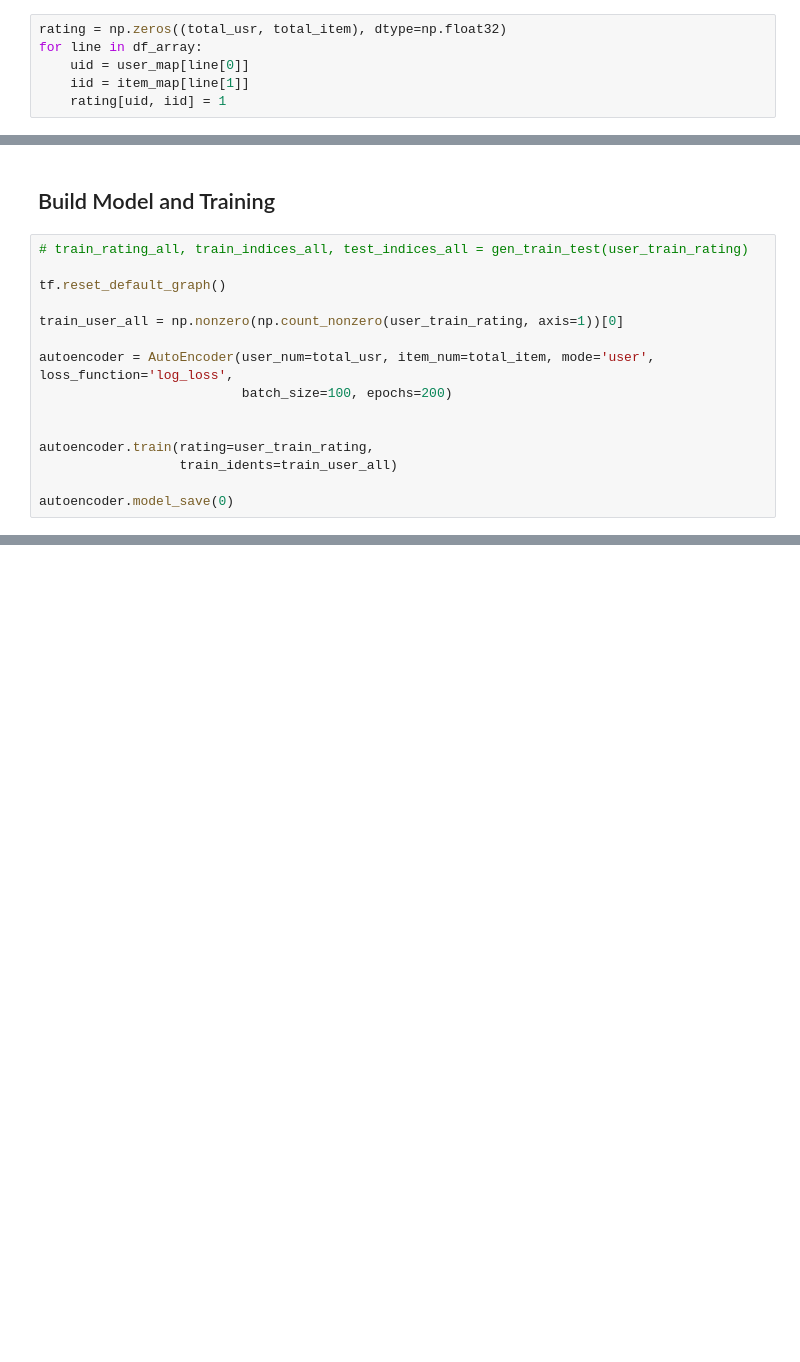
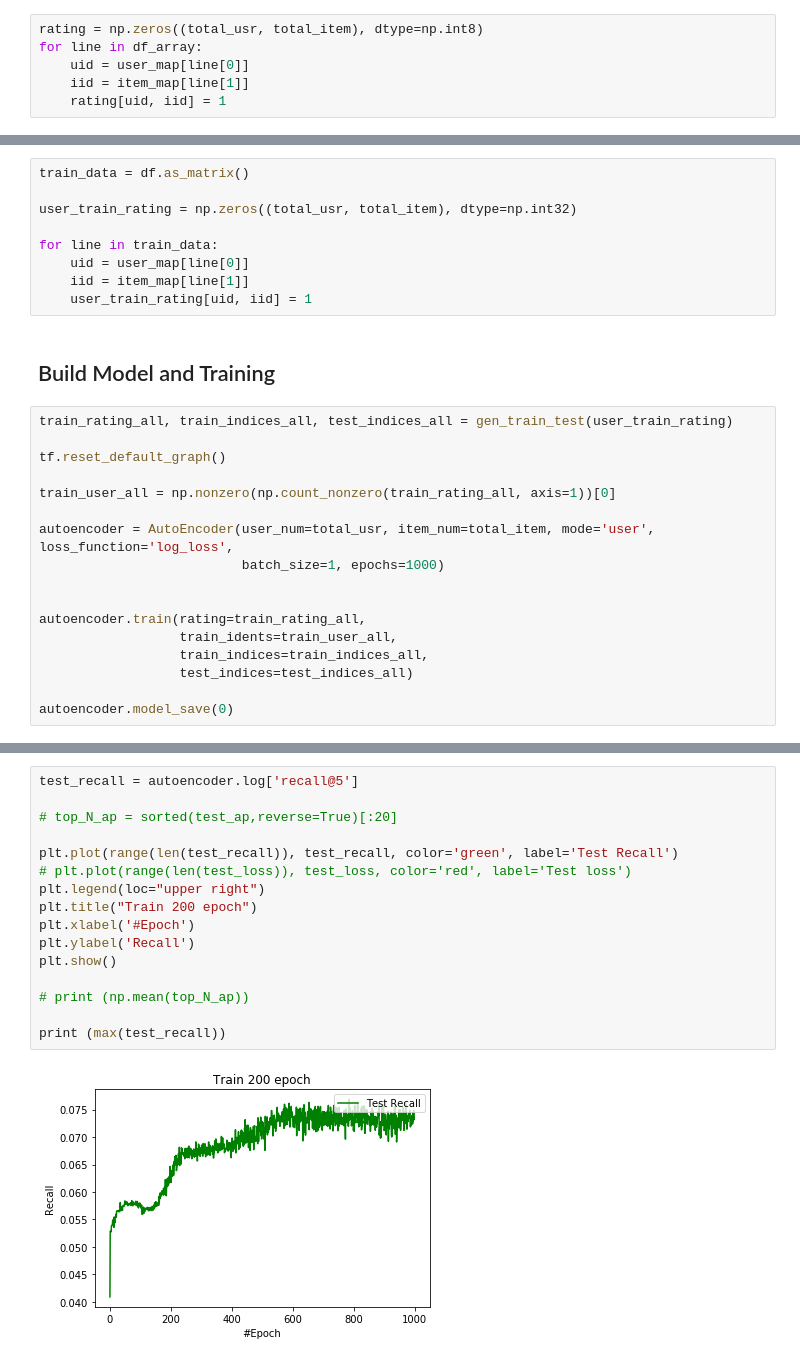
Before and after one commit to yutailin1993/Recommender-Exp, a Jupyter notebook: CDAE/CDAE_main.ipynb, the cells around one changed output, grey strips where cells are left out. Saved outputs shown, nothing was run; the diff lists cells and outputs as text; blank space fills up the shorter version.

Commit message:
Code modify and fix bug
Code modify in "CDAE.py" and "CDAE_main.ipynb"
Fix bug in "utils.py" function "get_topN()".
Fix bug in "utils.py" function "recall_at_N()" and "ap_at_N()" for
batch method.

```diff
--- a/CDAE/CDAE_main.ipynb
+++ b/CDAE/CDAE_main.ipynb
@@ -117,7 +103,7 @@ label_list = list(kmeans.labels_)
 for idx, i in enumerate(label_list):
     label_index[i].append(idx)
 # %%
-rating = np.zeros((total_usr, total_item), dtype=np.float32)
+rating = np.zeros((total_usr, total_item), dtype=np.int8)
 for line in df_array:
     uid = user_map[line[0]]
     iid = item_map[line[1]]
@@ -189,17 +247,28 @@ for line in train_data:
+# %%
+train_data = df.as_matrix()
+
+user_train_rating = np.zeros((total_usr, total_item), dtype=np.int32)
+
+for line in train_data:
+    uid = user_map[line[0]]
+    iid = item_map[line[1]]
+    user_train_rating[uid, iid] = 1
 # %% [markdown]
 ## Build Model and Training
 # %%
-# train_rating_all, train_indices_all, test_indices_all = gen_train_test(user_train_rating)
+train_rating_all, train_indices_all, test_indices_all = gen_train_test(user_train_rating)
 
 tf.reset_default_graph()
 
-train_user_all = np.nonzero(np.count_nonzero(user_train_rating, axis=1))[0]
+train_user_all = np.nonzero(np.count_nonzero(train_rating_all, axis=1))[0]
 
 autoencoder = AutoEncoder(user_num=total_usr, item_num=total_item, mode='user', loss_function='log_loss',
-                          batch_size=100, epochs=200)
+                          batch_size=1, epochs=1000)
 
 
-autoencoder.train(rating=user_train_rating,
-                  train_idents=train_user_all)
+autoencoder.train(rating=train_rating_all,
+                  train_idents=train_user_all,
+                  train_indices=train_indices_all,
+                  test_indices=test_indices_all)
 
 autoencoder.model_save(0)
@@ -232,0 +305,18 @@ print (max(test_ap))
+# %%
+test_recall = autoencoder.log['recall@5']
+
+# top_N_ap = sorted(test_ap,reverse=True)[:20]
+
+plt.plot(range(len(test_recall)), test_recall, color='green', label='Test Recall')
+# plt.plot(range(len(test_loss)), test_loss, color='red', label='Test loss')
+plt.legend(loc="upper right")
+plt.title("Train 200 epoch")
+plt.xlabel('#Epoch')
+plt.ylabel('Recall')
+plt.show()
+
+# print (np.mean(top_N_ap))
+
+print (max(test_recall))
+# %% [output]
+[figure, added]
```
Also changed, not shown: parts of 36 cells of this notebook, 2 other files.
